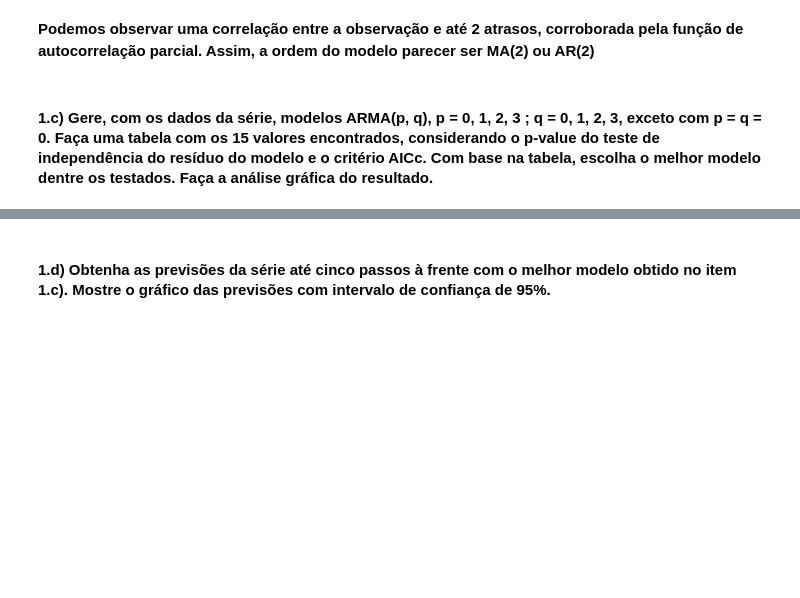
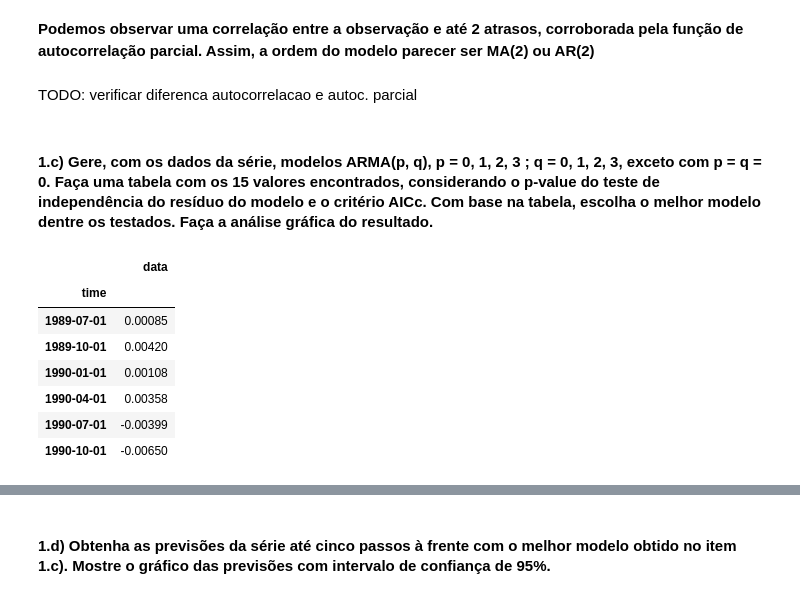
Before and after one commit to FerPapi/fineng-mba-usp, a Jupyter notebook: time_series/lista2_TS_fernando_papi.ipynb, the cells around one changed output, grey strips where cells are left out. Cells and saved outputs as stored; diff of their text form; code cells hidden in the pictures; blank space fills up the shorter version.

```diff
--- a/time_series/lista2_TS_fernando_papi.ipynb
+++ b/time_series/lista2_TS_fernando_papi.ipynb
@@ -64,8 +66,23 @@ plt.show()
 [figure]
 # %% [markdown]
 **Podemos observar uma correlação entre a observação e até 2 atrasos, corroborada pela função de autocorrelação parcial. Assim, a ordem do modelo parecer ser MA(2) ou AR(2)**
+# %% [markdown]
+TODO: verificar diferenca autocorrelacao e autoc. parcial
 # %% [markdown]
 #### 1.c) Gere, com os dados da série, modelos ARMA(p, q), p = 0, 1, 2, 3 ; q = 0, 1, 2, 3, exceto com p = q = 0. Faça uma tabela com os 15 valores encontrados, considerando o p-value do teste de independência do resíduo do modelo e o critério AICc. Com base na tabela, escolha o melhor modelo dentre os testados. Faça a análise gráfica do resultado.
+# %%
+from sklearn.model_selection import train_test_split
+gnp_train, gnp_test = train_test_split(gnp, test_size=0.1/3, shuffle=False)
+gnp_test
+# %% [output]
+|  | data |
+| time |  |
+| 1989-07-01 | 0.00085 |
+| 1989-10-01 | 0.00420 |
+| 1990-01-01 | 0.00108 |
+| 1990-04-01 | 0.00358 |
+| 1990-07-01 | -0.00399 |
+| 1990-10-01 | -0.00650 |
 # %%
 p = range(0,4)
 q = range(0,4)
```
Also changed, not shown: parts of 5 cells of this notebook.
